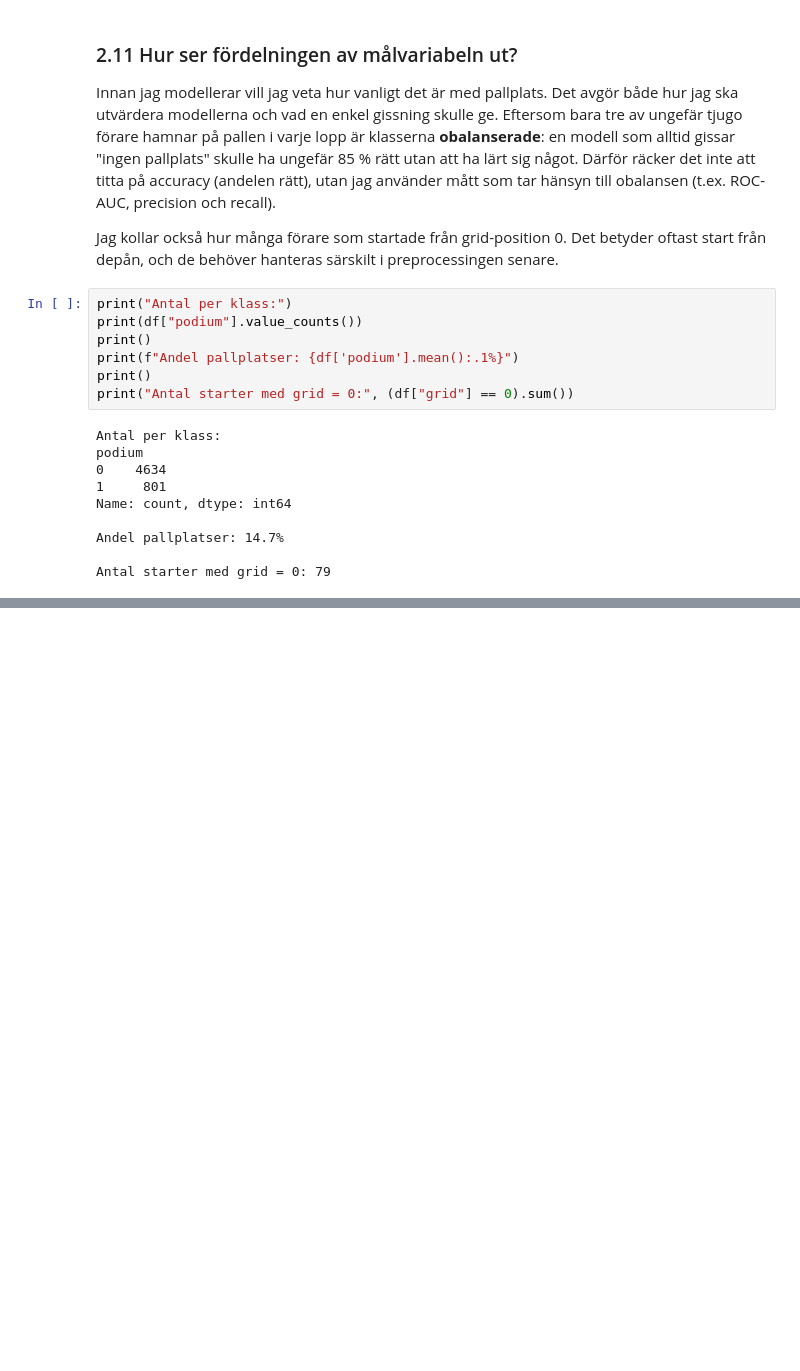
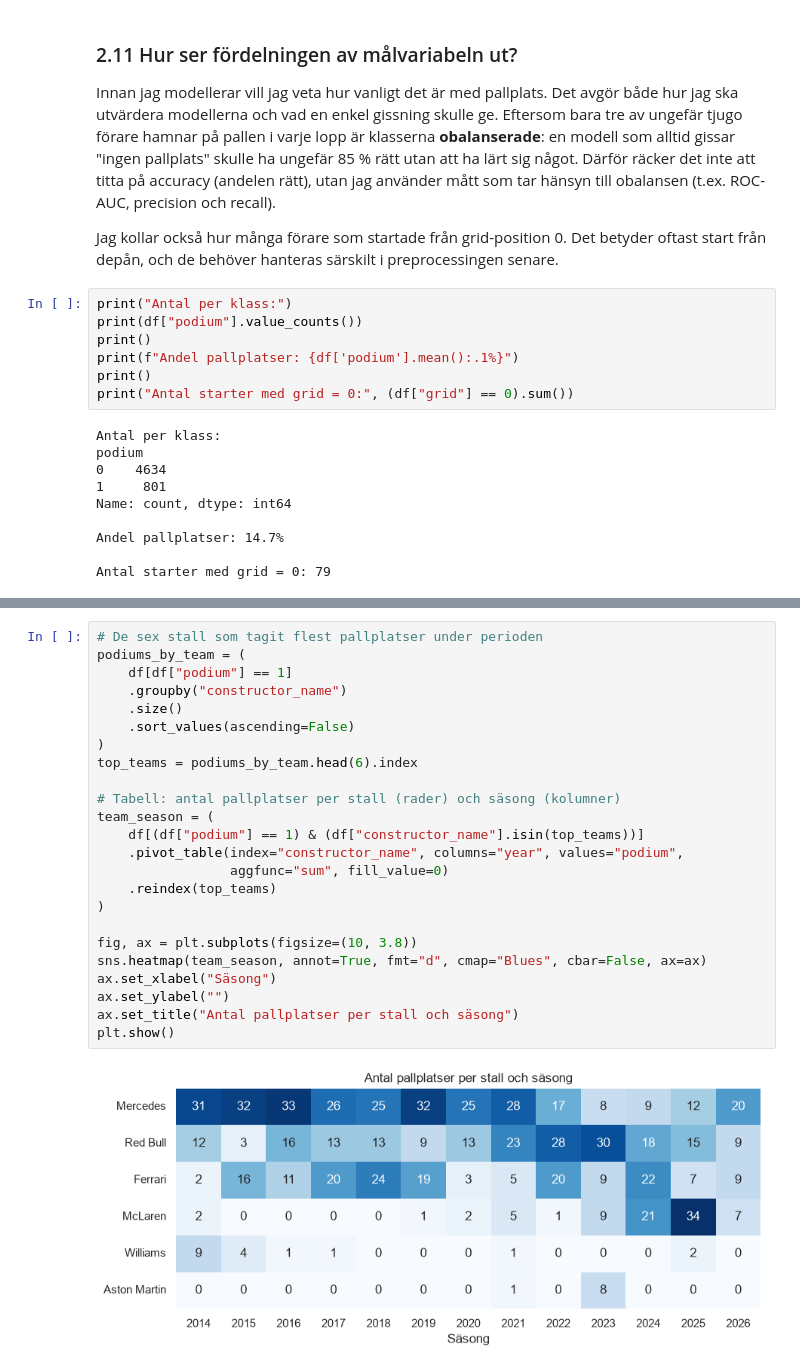
Before and after one commit to felixalfred/f1-podium-prediction, a Jupyter notebook: notebooks/f1_podium_prediction.ipynb, the cells around one changed output, grey strips where cells are left out. Cells and saved outputs as stored; diff of their text form; blank space fills up the shorter version.

```diff
--- a/notebooks/f1_podium_prediction.ipynb
+++ b/notebooks/f1_podium_prediction.ipynb
@@ -302,0 +404,26 @@ Antal starter med grid = 0: 79
+# %%
+# De sex stall som tagit flest pallplatser under perioden
+podiums_by_team = (
+    df[df["podium"] == 1]
+    .groupby("constructor_name")
+    .size()
+    .sort_values(ascending=False)
+)
+top_teams = podiums_by_team.head(6).index
+
+# Tabell: antal pallplatser per stall (rader) och säsong (kolumner)
+team_season = (
+    df[(df["podium"] == 1) & (df["constructor_name"].isin(top_teams))]
+    .pivot_table(index="constructor_name", columns="year", values="podium",
+                 aggfunc="sum", fill_value=0)
+    .reindex(top_teams)
+)
+
+fig, ax = plt.subplots(figsize=(10, 3.8))
+sns.heatmap(team_season, annot=True, fmt="d", cmap="Blues", cbar=False, ax=ax)
+ax.set_xlabel("Säsong")
+ax.set_ylabel("")
+ax.set_title("Antal pallplatser per stall och säsong")
+plt.show()
+# %% [output]
+[figure, added]
```
Also changed, not shown: parts of 15 cells of this notebook.
